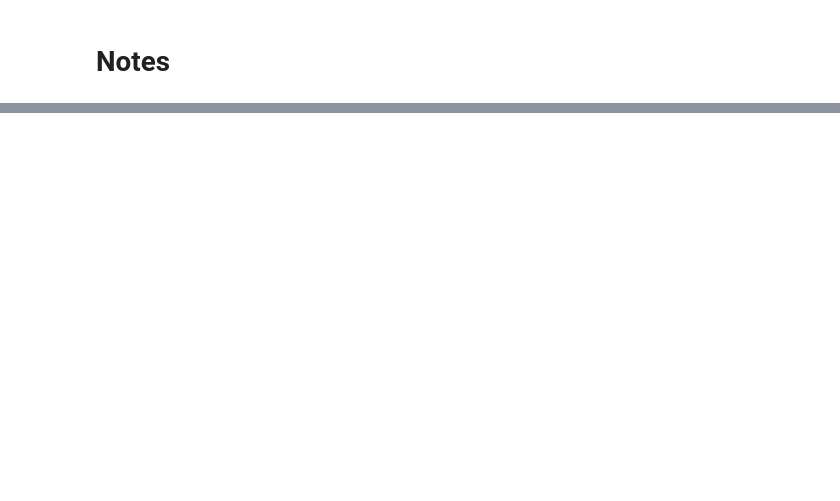
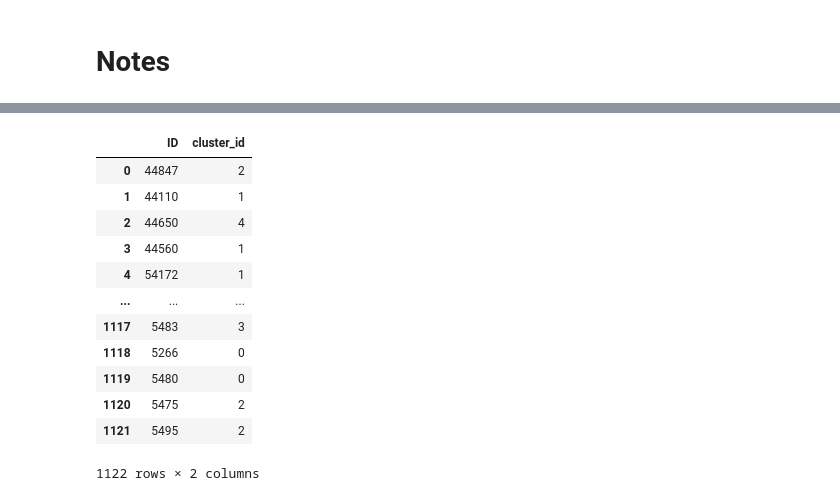
Before and after one commit to Data-Lama/pathogen_study_regions_generator, a Jupyter notebook: src/Notes Gonche.ipynb, the cells around one changed output, grey strips where cells are left out. Cells and saved outputs as stored; diff of their text form; code cells hidden in the pictures; blank space fills up the shorter version.

```diff
--- a/src/Notes Gonche.ipynb
+++ b/src/Notes Gonche.ipynb
@@ -220,0 +92,20 @@ for file in os.listdir(directory):
+# %%
+# Clusters Data
+# ----------------------
+flow.clusterData()
+flow.data_clustered = True
+flow.clustered_ids
+# %% [output]
+|  | ID | cluster_id |
+| 0 | 44847 | 2 |
+| 1 | 44110 | 1 |
+| 2 | 44650 | 4 |
+| 3 | 44560 | 1 |
+| 4 | 54172 | 1 |
+| ... | ... | ... |
+| 1117 | 5483 | 3 |
+| 1118 | 5266 | 0 |
+| 1119 | 5480 | 0 |
+| 1120 | 5475 | 2 |
+| 1121 | 5495 | 2 |
+1122 rows × 2 columns
```
Also changed, not shown: parts of 22 cells of this notebook, 11 other files.
